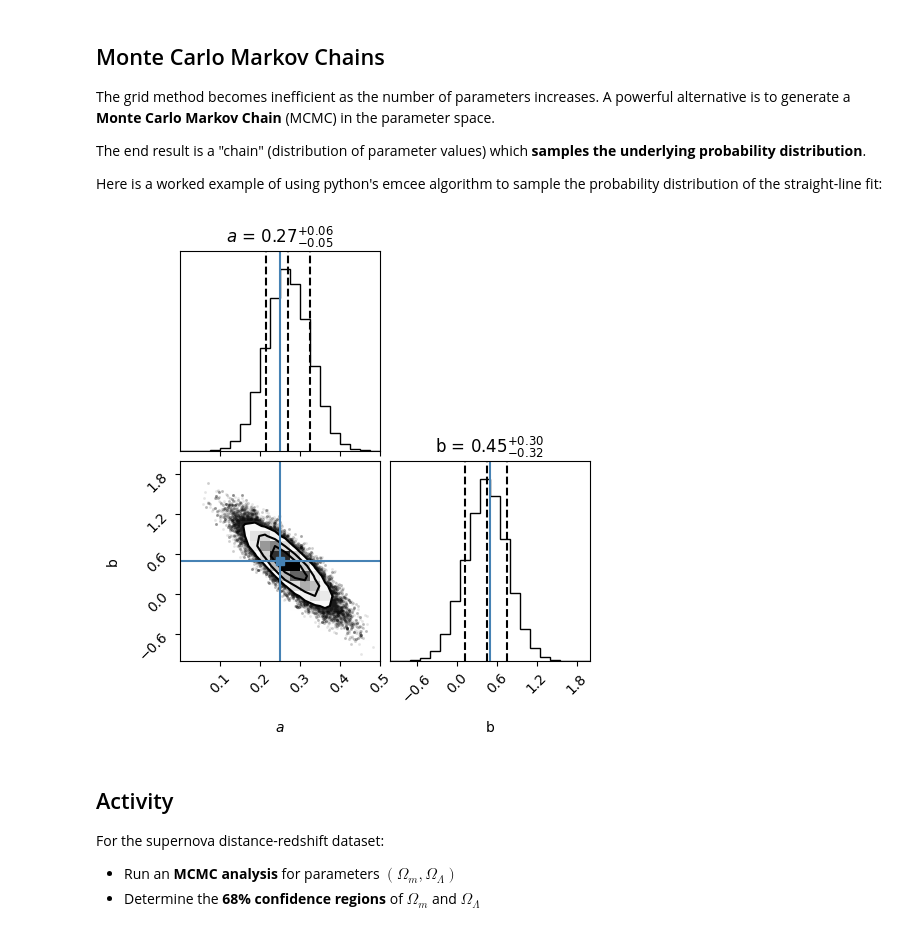
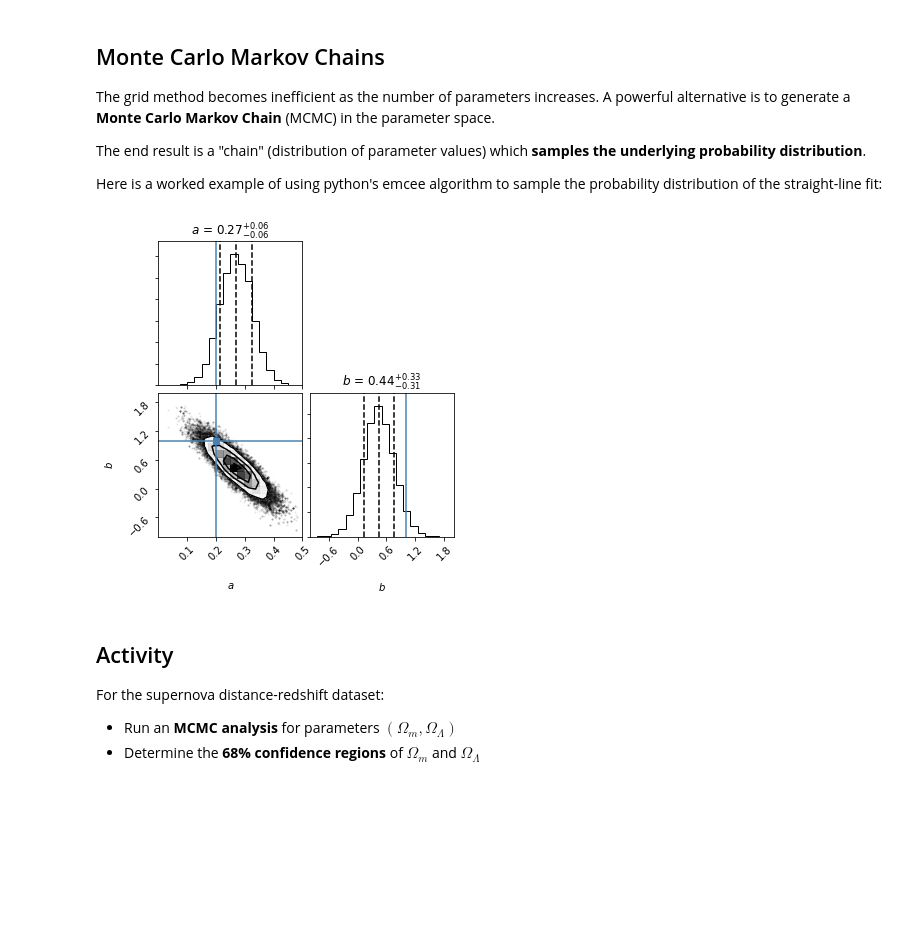
Before and after one commit to bray217/CAS_Stats_course_Sep_25, a Jupyter notebook: Jupyter_notebooks/Notebook_Class6_BayesianMethods.ipynb, the cells around one changed output. Saved outputs shown, nothing was run; the diff lists cells and outputs as text; code cells hidden in the pictures; blank space fills up the shorter version.

```diff
--- a/Jupyter_notebooks/Notebook_Class6_BayesianMethods.ipynb
+++ b/Jupyter_notebooks/Notebook_Class6_BayesianMethods.ipynb
@@ -222,29 +222,3 @@ Let's return to the same supernova distance-redshift dataset we were using in Cl
 - Convert the $\chi^2$ values into a **joint 2D probability distribution** in $(\Omega_m,\Omega_\Lambda)$
 - Marginalize this probability distribution to obtain the **1D posterior probability distributions** for $\Omega_m$ and $\Omega_\Lambda$
 - Determine the **68% confidence regions** for $\Omega_m$ and $\Omega_\Lambda$
-# %%
-from astropy.cosmology import LambdaCDM
-
-# Function which determines the supernova luminosity distance for given cosmological parameters (Omega_m, Omega_L)
-def getdmmod(p,z):
-  om,ol = p[0],p[1]
-  cosmo = LambdaCDM(H0=70.,Om0=om,Ode0=ol)
-  r = cosmo.comoving_distance(z).value
-  dl = r*(1.+z)
-  return 5.*np.log10(dl) + 25.
-
-# Read in and plot the supernova dataset
-# You will need to change the file path to the location where you've saved the data
-datfile = '../datasets/SN_dataset.dat'
-data = np.loadtxt(datfile)
-z,dm,dmerr = data[:,0],data[:,1],data[:,2]
-plt.plot(z,dm,marker='o',markersize=2,color='black',linestyle='None')
-plt.errorbar(z,dm,yerr=dmerr,color='black',capsize=2.,linestyle='None')
-# Overplot a standard cosmological model as an example
-xmin,xmax = 0.,1.5
-zmod = np.linspace(0.01,xmax,100)
-p = [0.3,0.7] # values of (Omega_m, Omega_L)
-dmmod = getdmmod(p,zmod)
-plt.plot(zmod,dmmod,color='red')
-plt.xlabel(r'$z$')
-plt.ylabel(r'$DM$')
@@ -258,15 +224,0 @@ def chisqSN(p,x,y,yerr):
-# %%
-# Use the chi-squared method to create joint confidence intervals of model parameters om,ol fit to a d_omtaset
-# Create grid of values of the model parameters om,ol
-om_min,om_max,n_om = 0.,1.,100
-ol_min,ol_max,n_ol = 0.,1.,100
-d_om,d_ol = (om_max-om_min)/n_om,(ol_max-ol_min)/n_ol
-om_lst = np.linspace(om_min+0.5*d_om,om_max-0.5*d_om,n_om)
-ol_lst = np.linspace(ol_min+0.5*d_ol,ol_max-0.5*d_ol,n_ol)
-# Evaluate the chi-squared value at each grid point (i.e. for each set of model parameters)
-# (Note that we are not performing a *minimisation* for each set of model parameters, just an evaluation)
-chisq2 = np.empty((n_om,n_ol))
-for i in range(n_om):
-  for j in range(n_ol):
-    chisq2[i,j] = chisqSN([om_lst[i],ol_lst[j]],z,dm,dmerr)
-# Find the minimum value of chi-squared across the grid
@@ -331,36 +247,36 @@ def lnlikeline(p,x,y,yerr):
   return -0.5*chisq
 
 # Posterior
 def lnprobline(p,x,y,yerr,amin,amax,bmin,bmax):
   lp = lnpriorline(p,amin,amax,bmin,bmax)
   if not np.isfinite(lp):
     return -np.inf
   return lp + lnlikeline(p,x,y,yerr)
 
 ndim = 2 # Number of parameters
 nwalkers = 100 # Number of walkers
-a0,b0 = 0.25,0.5 # Fiducial values
+a0,b0 = 0.2,1. # Fiducial values
 # Priors
 amin,amax = 0.,0.5
 bmin,bmax = -1.,2.
 # Initialize the chain
 pmin = np.array([amin,bmin])
 pmax = np.array([amax,bmax])
 p = [pmin + (pmax-pmin)*np.random.rand(ndim) for i in range(nwalkers)]
 # Set up sampler
 sampler = emcee.EnsembleSampler(nwalkers,ndim,lnprobline,args=(x,y,yerr,amin,amax,bmin,bmax))
 # Burn-in phase (use 300 steps)
 p,prob,state = sampler.run_mcmc(p,300)
 sampler.reset()
 # Perform MCMC (use 700 steps)
 p,prob,state = sampler.run_mcmc(p,700)
 samples = sampler.flatchain
 achain,bchain = samples[:,0],samples[:,1]
 # Plot the chains
-fig = corner.corner(samples, labels=["$a$", "b"], range=[[amin,amax], [bmin,bmax]], truths=[a0,b0], quantiles=[0.16, 0.5, 0.84], show_titles=True, labels_args={"fontsize": 40})
+fig = corner.corner(samples, labels=["$a$", "$b$"], range=[[amin,amax], [bmin,bmax]], truths=[a0,b0], quantiles=[0.16, 0.5, 0.84], show_titles=True, labels_args={"fontsize": 40})
 plt.show()
 # %% [output]
-[figure, old version]
+[figure, new version]
 # %% [markdown]
 ## Activity
 
```
Also changed, not shown: parts of 12 cells of this notebook, 2 other files.
